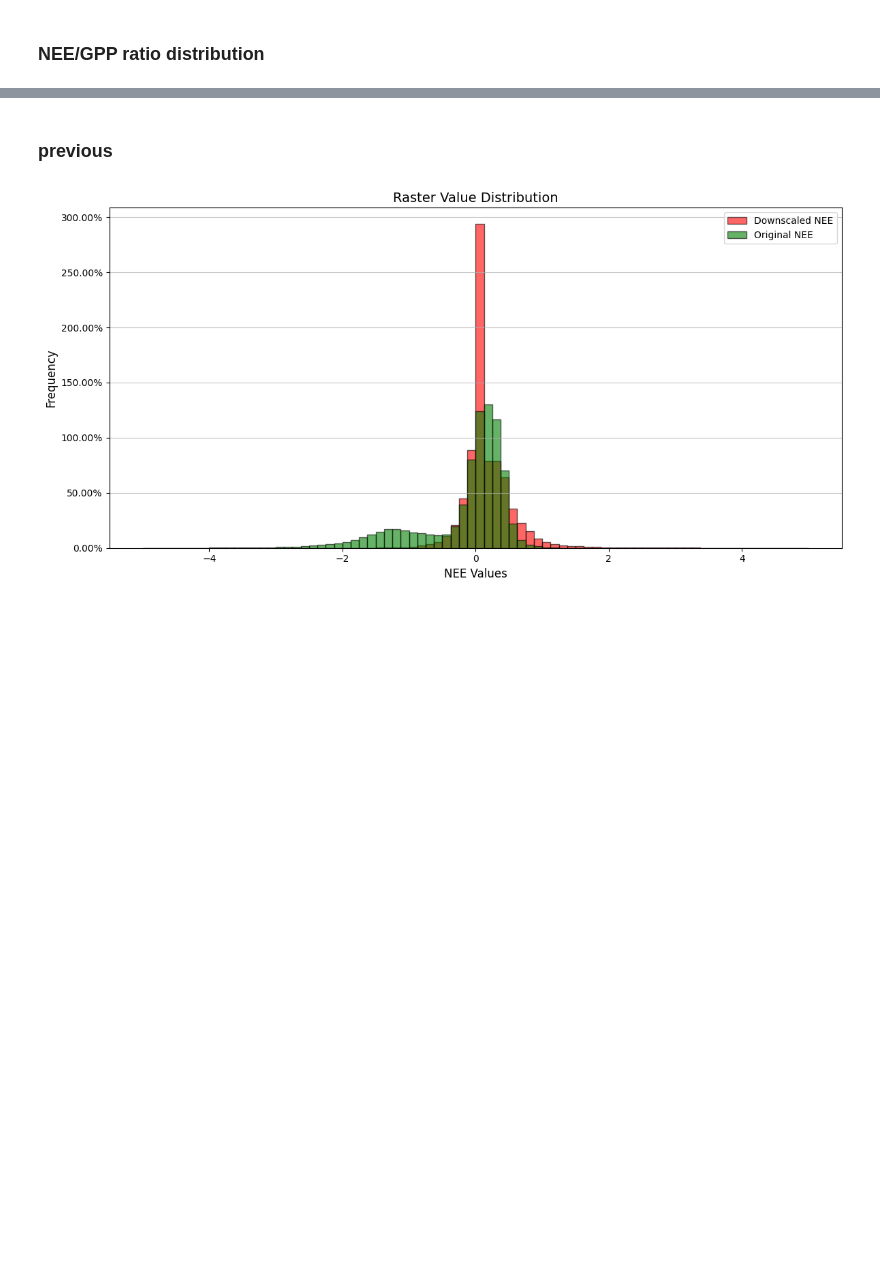
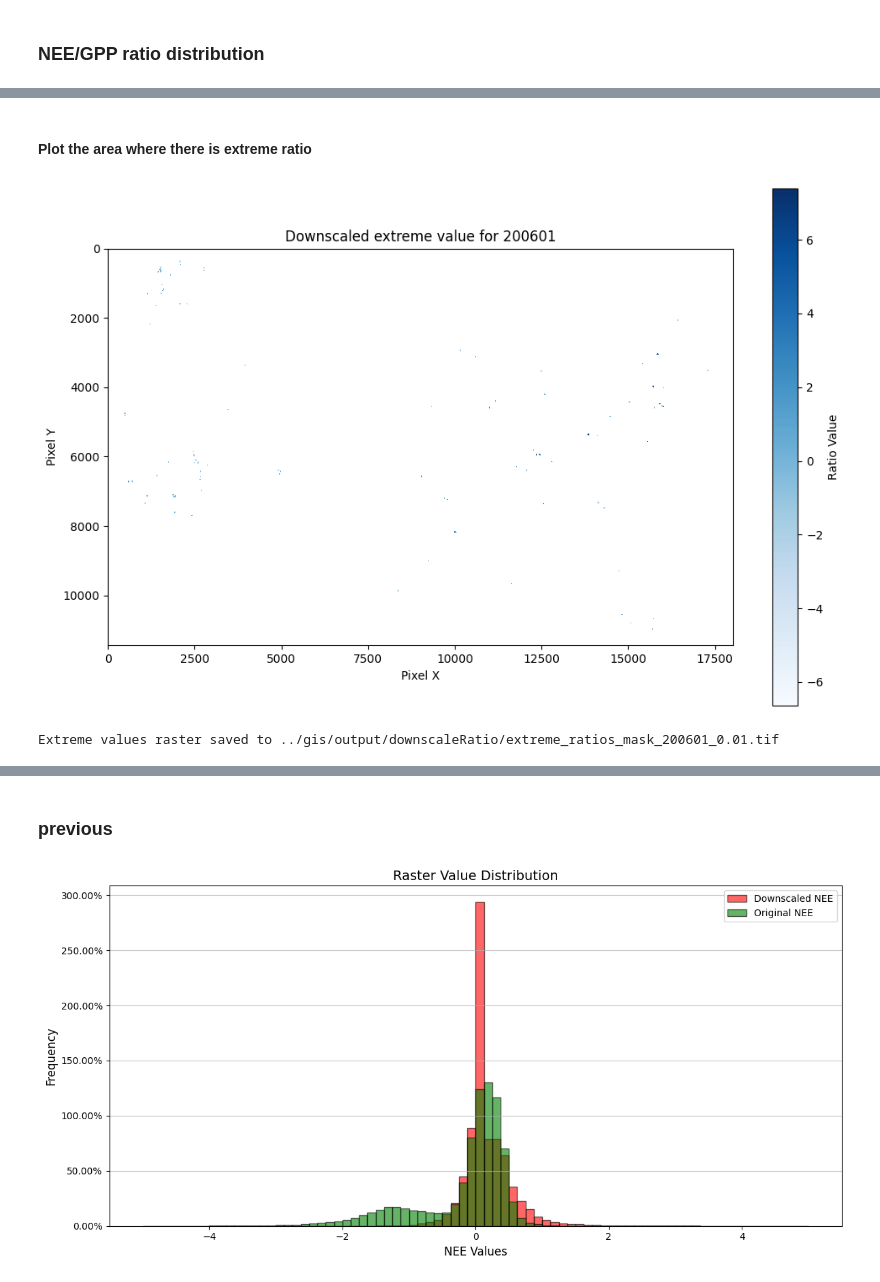
Before and after one commit to qifan-wu/urban_greening_windows, a Jupyter notebook: raster_distribution_check.ipynb, the cells around one changed output, grey strips where cells are left out. Cells and saved outputs as stored; diff of their text form; code cells hidden in the pictures; blank space fills up the shorter version.

```diff
--- a/raster_distribution_check.ipynb
+++ b/raster_distribution_check.ipynb
@@ -186,0 +294,31 @@ ValueError: Input shapes do not overlap raster.
+# %% [markdown]
+#### Plot the area where there is extreme ratio
+# %%
+threshold = 0.01
+condition = (ratio < -1 * threshold) | (ratio > threshold)
+masked_ratio = np.where(condition, ratio, np.nan)
+
+plt.figure(figsize=(12, 8))
+
+plt.imshow(masked_ratio, cmap='Blues', interpolation='nearest')
+plt.colorbar(label='Ratio Value')
+plt.title(f'Downscaled extreme value for {year_month}')
+plt.xlabel('Pixel X')
+plt.ylabel('Pixel Y')
+
+plt.show()
+# %% [output]
+[figure, added]
+# %%
+# Create a new raster with extreme values (1 for extreme, 0 for others)
+extreme_raster = np.where(condition, 1, 0).astype(np.uint8)
+
+# Save the extreme values raster
+ratio_profile.update(dtype=rasterio.uint8, count=1, nodata=0)  # Update profile for the new raster
+
+extreme_ratio_mask_file = f'../gis/output/downscaleRatio/extreme_ratios_mask_{year_month}_{str(threshold)}.tif'
+with rasterio.open(extreme_ratio_mask_file, 'w', **ratio_profile) as dst:
+    dst.write(extreme_raster, 1)
+print(f"Extreme values raster saved to {extreme_ratio_mask_file}")
+# %% [output]
+Extreme values raster saved to ../gis/output/downscaleRatio/extreme_ratios_mask_200601_0.01.tif
```
Also changed, not shown: parts of 19 cells of this notebook, 3 other files.
